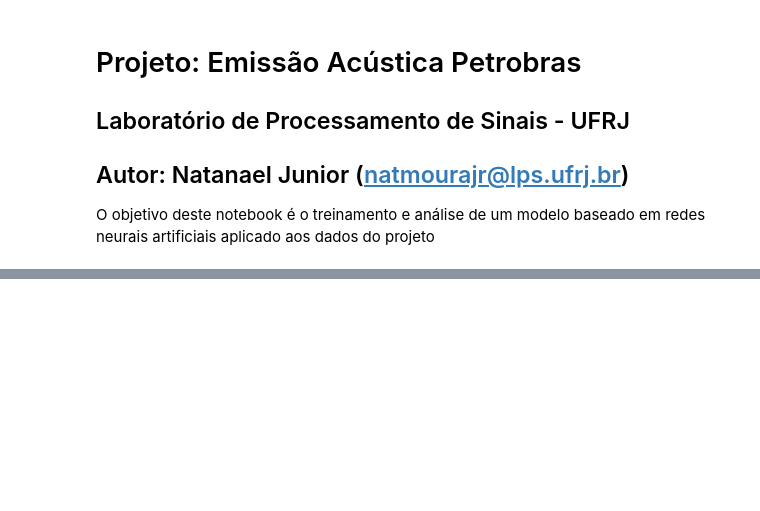
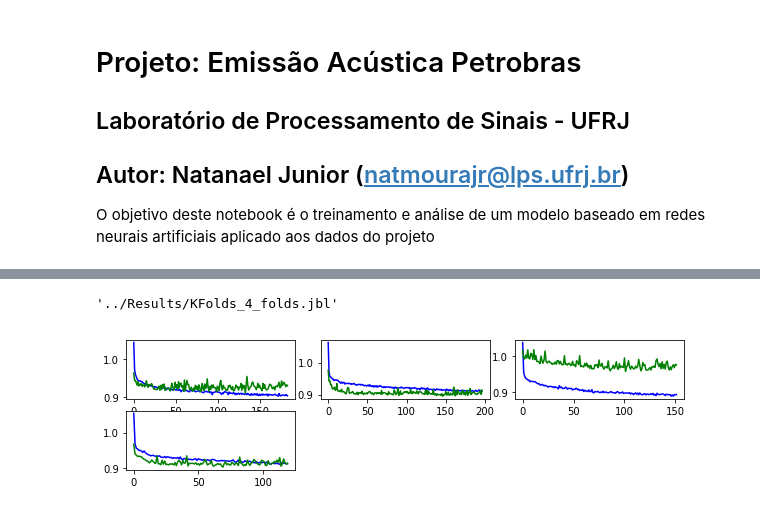
Before and after one commit to natmourajr/PetroAcousticEmission, a Jupyter notebook: notebooks/NeuralNetwork.ipynb, the cells around one changed output, grey strips where cells are left out. Saved outputs shown, nothing was run; the diff lists cells and outputs as text; code cells hidden in the pictures; blank space fills up the shorter version.

Commit message:
relevance analysis

```diff
--- a/notebooks/NeuralNetwork.ipynb
+++ b/notebooks/NeuralNetwork.ipynb
@@ -8,7 +8,7 @@ O objetivo deste notebook é o treinamento e análise de um modelo baseado em re
 # Carregando dados
 import scipy.io as sio
 import numpy as np
-mat_contents = sio.loadmat('../../Data/dadosCP2.mat')
+mat_contents = sio.loadmat('../../Data/dadosCP3.mat')
 
 inputMatrix = mat_contents['inputMatrix']
 fieldNames = mat_contents['fieldNames']
@@ -22,5 +22,16 @@ for x1, x2 in enumerate(fieldNames):
         feature_labels = np.append(feature_labels,str(y2[0]))
 
 
-target_file = sio.loadmat('../../Data/targetCP2.mat')
-target = target_file['targetCP2']
+inputs = inputMatrix.T
+
+
+target_file = sio.loadmat('../../Data/targetCP3.mat')
+target = target_file['targetCP3']
+target = np.argmax(target,axis=0)
+outputs = target
+
+cat_outputs = -np.ones([outputs.shape[0],len(np.unique(outputs))])
+for i,j in enumerate(outputs):
+    cat_outputs[i,j] = 1
+
+class_labels = ['NP', 'SP', 'UP']
@@ -98,0 +114,63 @@ nn_models[0].model.layers
+# %%
+folds_filename
+# %% [output]
+'../Results/KFolds_4_folds.jbl'
+# %%
+# Train analysis
+import numpy as np
+from sklearn import datasets
+from sklearn.model_selection import StratifiedKFold, KFold
+from sklearn import preprocessing
+from sklearn.externals import joblib
+
+import matplotlib.pyplot as plt
+%matplotlib inline
+
+import os
+from Functions import models
+
+n_folds = 4
+folds_selection = "StratifiedKFolds" # "StratifiedKFolds", "KFolds"
+folds_filename =  '../Results/%s_%i_folds.jbl'%(folds_selection,n_folds)
+
+if os.path.isfile(folds_filename):
+    skf = joblib.load(folds_filename)
+
+    nn_load_models = {}
+    n_neurons = 20
+    nn_params = models.NeuralNetworkParams(learning_rate=0.01,
+                                           n_epochs=400,
+                                           batch_size=40,
+                                           verbose=True,
+                                           n_inits=4)
+
+    fig = plt.figure(figsize=(10,5))
+    nrows = 4
+    ncols = 3
+
+    for ifold, [train_index, test_index] in enumerate(skf.split(inputs, outputs)):
+        #normalize data
+        scaler = preprocessing.StandardScaler().fit(inputs[train_index,:])
+        normalized_inputs = scaler.transform(inputs)
+
+        nn_load_models[ifold] = models.NeuralNetworkModel()
+
+        nn_load_models[ifold].loss = 'categorical_crossentropy'
+        nn_load_models[ifold].optimizer = 'sgd'
+
+        nn_load_models[ifold].trn_params = models.NeuralNetworkParams()
+
+        nn_load_models[ifold].load('%s_%i_neurons_%i_fold'%(nn_models[ifold].get_str(),
+                                                       n_neurons,ifold),
+                              '../Results/NeuralNetwork')
+
+        ax = plt.subplot(nrows,ncols,ifold+1)
+        epochs = range(len(nn_load_models[ifold].trn_desc[0]['acc']))
+        ax.plot(epochs,nn_load_models[ifold].trn_desc[0]['loss'],'b')
+        ax.plot(epochs,nn_load_models[ifold].trn_desc[0]['val_loss'],'g')
+        fig.subplots_adjust(wspace=0.15, hspace=0.2)
+
+else:
+    print "No Training"
+# %% [output]
+[figure, added]
```
Also changed, not shown: parts of 9 cells of this notebook, 3 other files.
